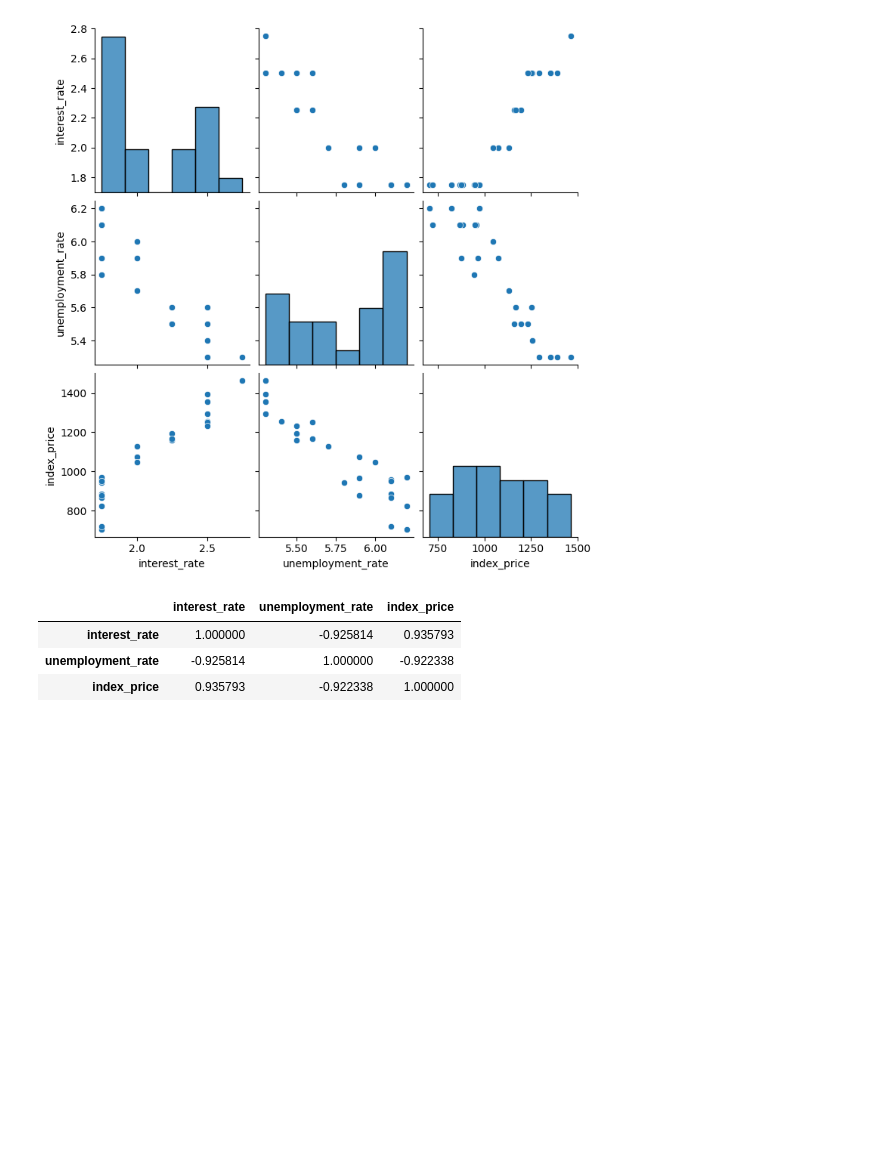
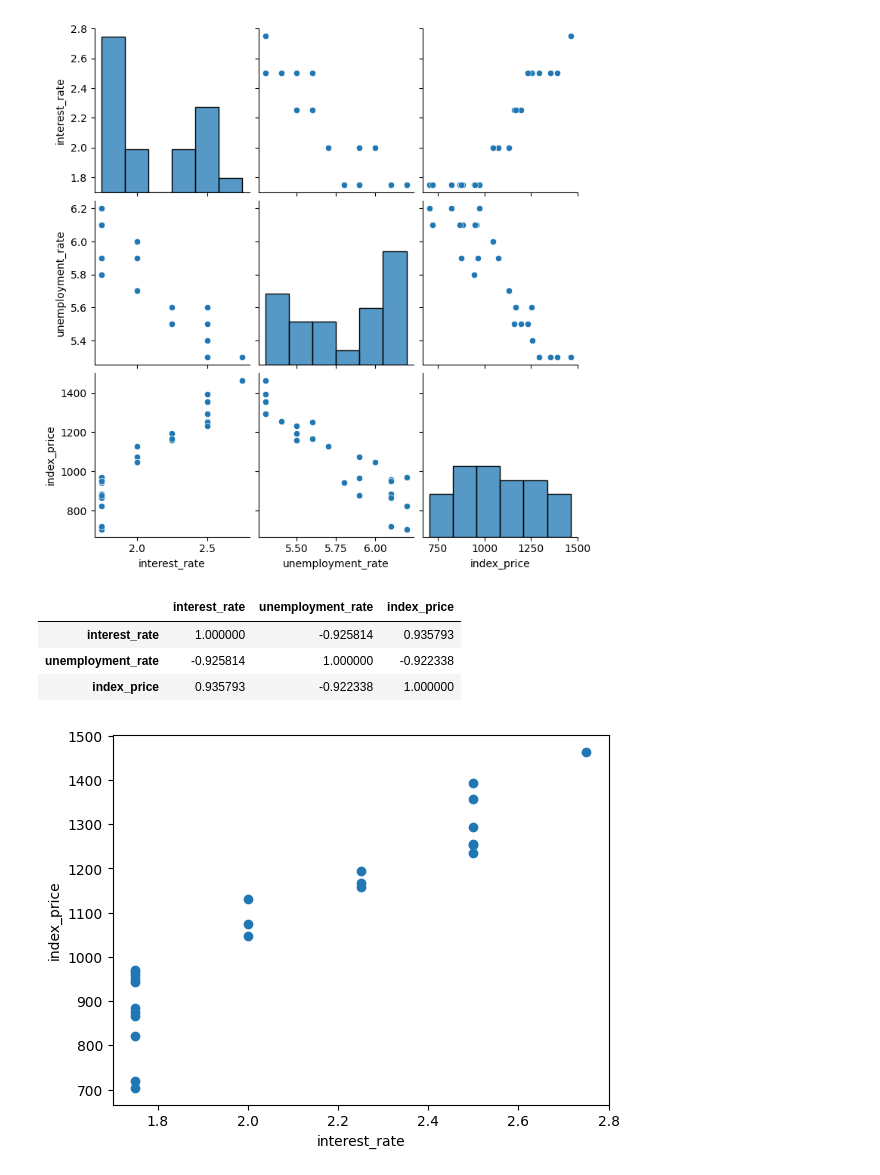
Before and after one commit to Sumit-Avasthi/Machine-Learning, a Jupyter notebook: Multi_Linear_Regression.ipynb, the cells around one changed output. Drawn from its saved outputs; the diff is of its cells as text; code cells hidden in the pictures; blank space fills up the shorter version.

Commit message:
Data correlation visualiation

```diff
--- a/Multi_Linear_Regression.ipynb
+++ b/Multi_Linear_Regression.ipynb
@@ -41,3 +41,10 @@ df.corr()
 | interest_rate | 1.000000 | -0.925814 | 0.935793 |
 | unemployment_rate | -0.925814 | 1.000000 | -0.922338 |
 | index_price | 0.935793 | -0.922338 | 1.000000 |
+# %%
+plt.scatter(df['interest_rate'],df['index_price'])
+plt.xlabel('interest_rate')
+plt.ylabel('index_price')
+plt.show()
+# %% [output]
+[figure, added]
```
Also changed, not shown: parts of 1 cell of this notebook.
